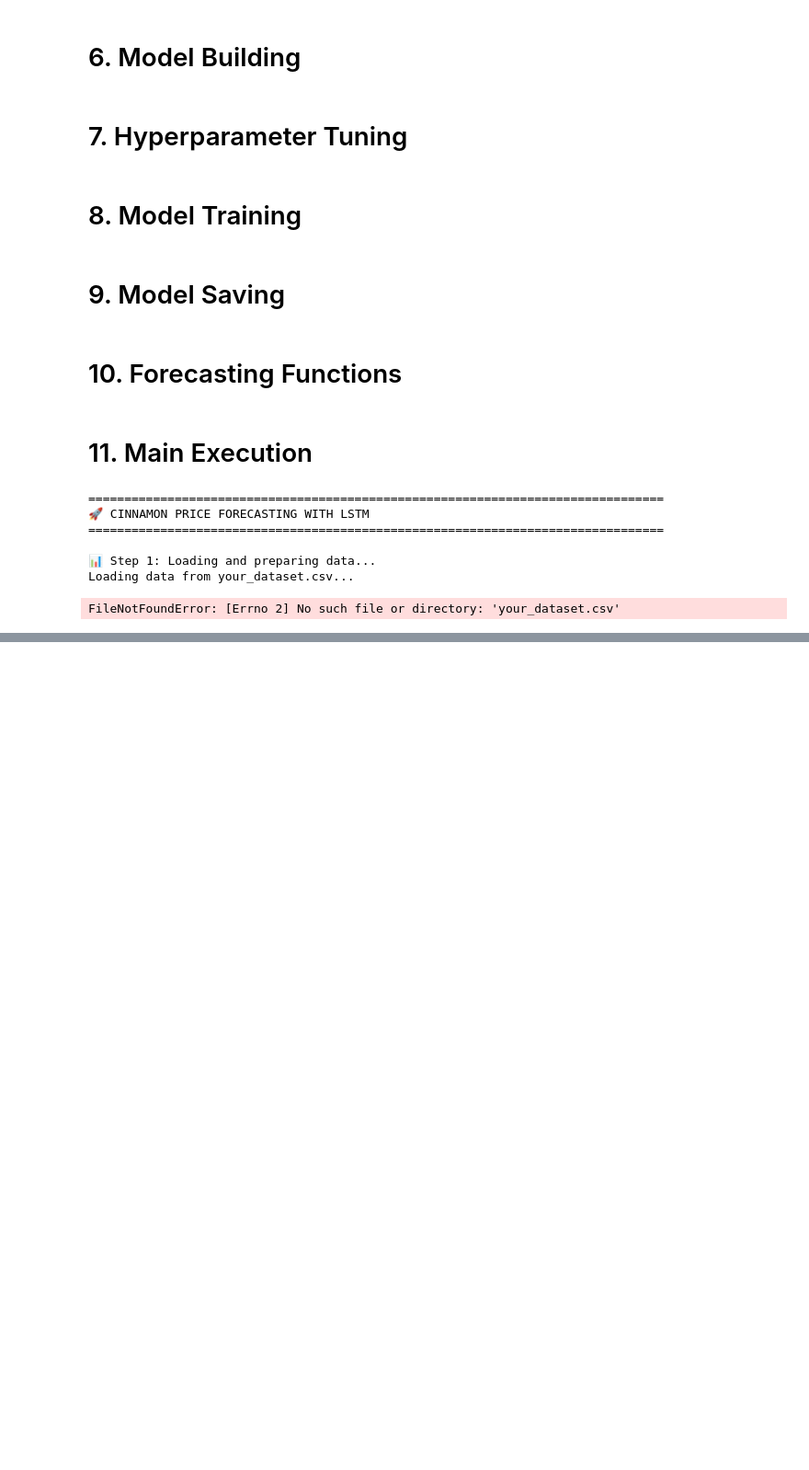
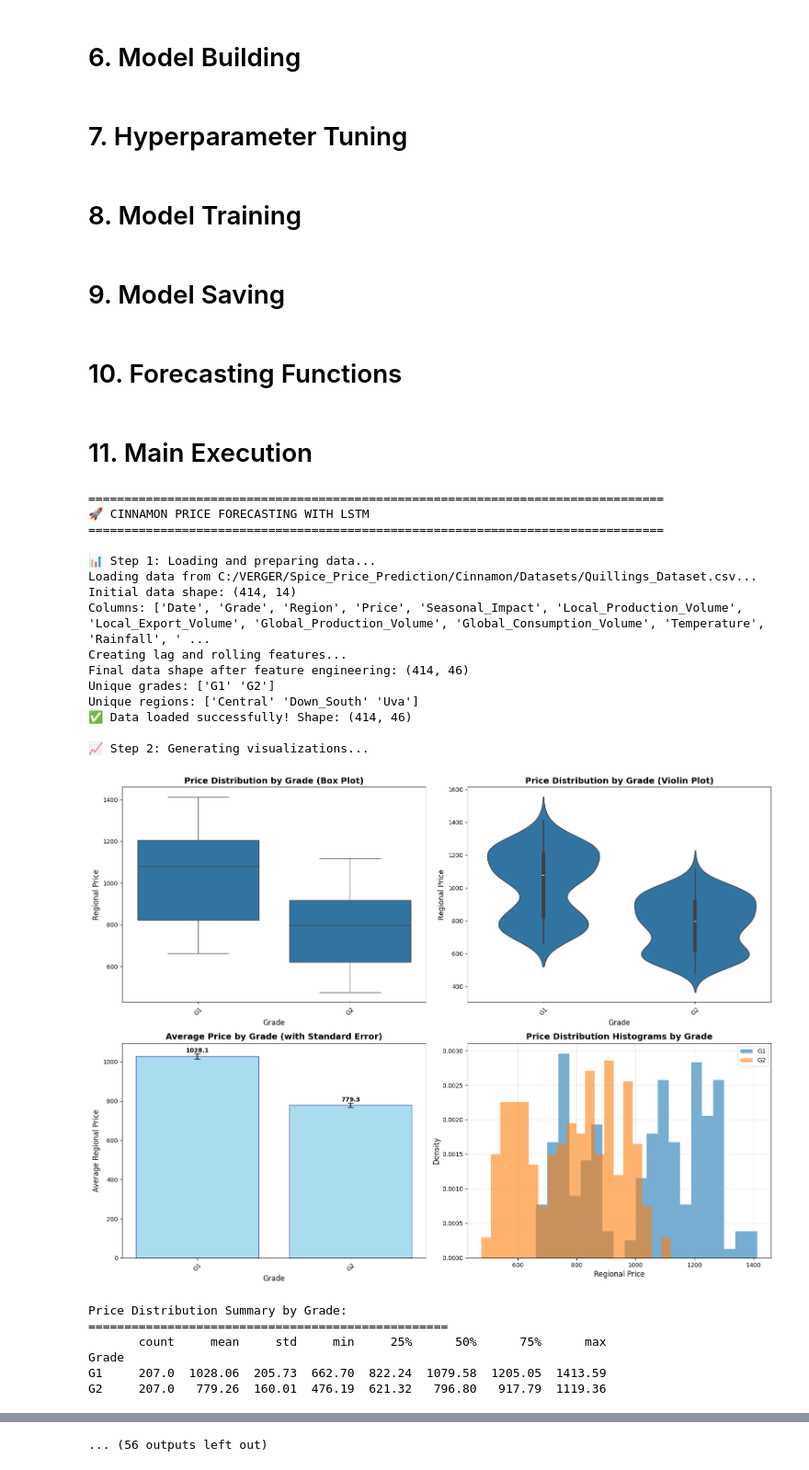
Before and after one commit to vimesh630/Spice_Price_Prediction_VERGER, a Jupyter notebook: Quillings_Forecasting_By_LSTM.ipynb, the cells around one changed output, grey strips where cells are left out. Shown at 92% size. Cells and saved outputs as stored; diff of their text form; code cells hidden in the pictures; blank space fills up the shorter version.

```diff
--- a/Quillings_Forecasting_By_LSTM.ipynb
+++ b/Quillings_Forecasting_By_LSTM.ipynb
@@ -928,11 +926,11 @@ if __name__ == "__main__":
     print("🚀 CINNAMON PRICE FORECASTING WITH LSTM")
     print("=" * 80)
 
-    # CONFIGURATION - MODIFY THESE PARAMETERS
-    DATA_PATH = 'your_dataset.csv'  # ⚠️ CHANGE THIS TO YOUR CSV FILE PATH
-    USE_HYPERPARAMETER_TUNING = True  # Set to False to skip tuning
+
+    DATA_PATH = 'C:/VERGER/Spice_Price_Prediction/Cinnamon/Datasets/Quillings_Dataset.csv'
+    USE_HYPERPARAMETER_TUNING = True
     TUNING_METHOD = 'optuna'  # Options: 'optuna', 'random'
-    N_TUNING_TRIALS = 50  # Number of trials for tuning
+    N_TUNING_TRIALS = 50
 
     # Step 1: Load and prepare data
     print("\n📊 Step 1: Loading and preparing data...")
@@ -976,32 +974,47 @@ if __name__ == "__main__":
             df, model, grade_to_forecast, region_to_forecast, months_ahead=6
         )
 
     # Print summary
     print("\n" + "=" * 80)
     print("🎯 TRAINING SUMMARY")
     print("=" * 80)
 
     if metrics.get('tuning_used'):
         print(f"✅ Hyperparameter tuning: {metrics['tuning_method']} method used")
         print(f"🏆 Best parameters found:")
         for key, value in metrics['best_params'].items():
             print(f"   • {key}: {value}")
     else:
         print("❌ Hyperparameter tuning was skipped - default parameters used")
 
     print(f"\n📊 Final Model Performance:")
     print(f"   • MAE: {metrics['mae']:.4f}")
     print(f"   • RMSE: {metrics['rmse']:.4f}")
     print(f"   • R²: {metrics['r2']:.4f}")
     print(f"   • Training epochs: {metrics['epochs_trained']}")
 
     print("\n✅ Training complete! Model is ready for forecasting.")
     print("=" * 80)
 # %% [output]
 ================================================================================
 🚀 CINNAMON PRICE FORECASTING WITH LSTM
 ================================================================================
 
 📊 Step 1: Loading and preparing data...
-Loading data from your_dataset.csv...
+Loading data from C:/VERGER/Spice_Price_Prediction/Cinnamon/Datasets/Quillings_Dataset.csv...
+Initial data shape: (414, 14)
+Columns: ['Date', 'Grade', 'Region', 'Price', 'Seasonal_Impact', 'Local_Production_Volume', 'Local_Export_Volume', 'Global_Production_Volume', 'Global_Consumption_Volume', 'Temperature', 'Rainfall', ' ...
+Creating lag and rolling features...
+Final data shape after feature engineering: (414, 46)
+Unique grades: ['G1' 'G2']
+Unique regions: ['Central' 'Down_South' 'Uva']
+✅ Data loaded successfully! Shape: (414, 46)
+
+📈 Step 2: Generating visualizations...
+[figure, added]
-FileNotFoundError: [Errno 2] No such file or directory: 'your_dataset.csv'
+Price Distribution Summary by Grade:
+==================================================
+       count     mean     std     min     25%      50%      75%      max
+Grade
+G1     207.0  1028.06  205.73  662.70  822.24  1079.58  1205.05  1413.59
+G2     207.0   779.26  160.01  476.19  621.32   796.80   917.79  1119.36
@@ -1007,0 +1056 @@ FileNotFoundError: [Errno 2] No such file or directory: 'your_dataset.csv'
+... (56 outputs left out)
```
Also changed, not shown: parts of 2 cells of this notebook.
